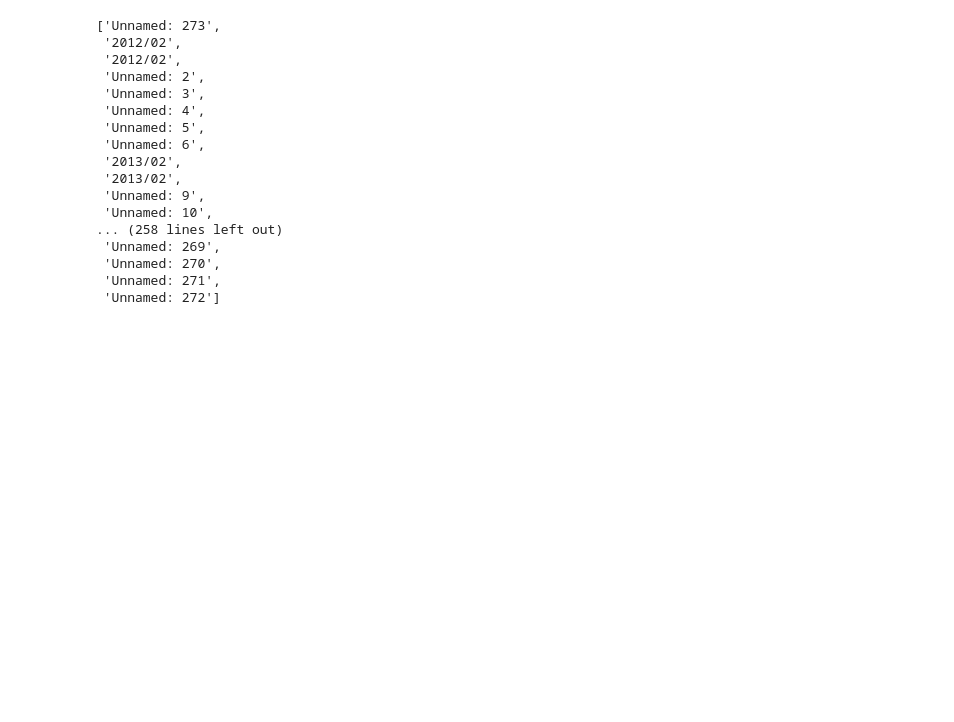
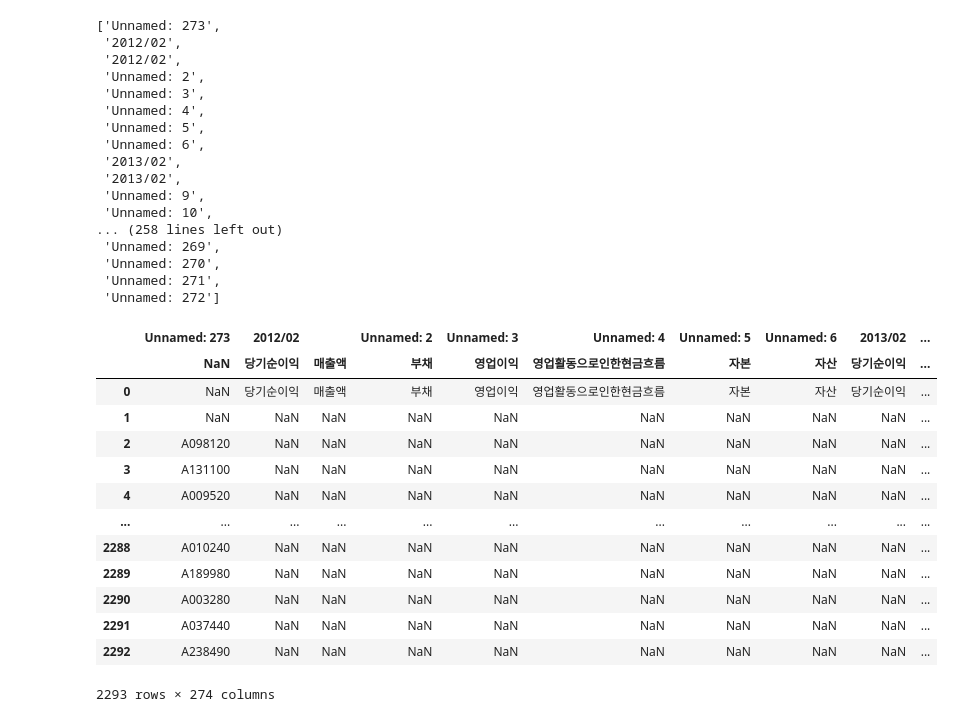
Before and after one commit to starfishkenny/Python, a Jupyter notebook: 20210210_Implementation.ipynb, the cells around one changed output. Cells and saved outputs as stored; diff of their text form; code cells hidden in the pictures; blank space fills up the shorter version.

```diff
--- a/20210210_Implementation.ipynb
+++ b/20210210_Implementation.ipynb
@@ -98,3 +98,21 @@ new_big_col # 다시 해야할 듯....
  'Unnamed: 270',
  'Unnamed: 271',
  'Unnamed: 272']
+# %%
+raw_data.columns = [new_big_col,small_col]
+raw_data
+# %% [output]
+|  | Unnamed: 273 | 2012/02 |  | Unnamed: 2 | Unnamed: 3 | Unnamed: 4 | Unnamed: 5 | Unnamed: 6 | 2013/02 | ... |
+|  | NaN | 당기순이익 | 매출액 | 부채 | 영업이익 | 영업활동으로인한현금흐름 | 자본 | 자산 | 당기순이익 | ... |
+| 0 | NaN | 당기순이익 | 매출액 | 부채 | 영업이익 | 영업활동으로인한현금흐름 | 자본 | 자산 | 당기순이익 | ... |
+| 1 | NaN | NaN | NaN | NaN | NaN | NaN | NaN | NaN | NaN | ... |
+| 2 | A098120 | NaN | NaN | NaN | NaN | NaN | NaN | NaN | NaN | ... |
+| 3 | A131100 | NaN | NaN | NaN | NaN | NaN | NaN | NaN | NaN | ... |
+| 4 | A009520 | NaN | NaN | NaN | NaN | NaN | NaN | NaN | NaN | ... |
+| ... | ... | ... | ... | ... | ... | ... | ... | ... | ... | ... |
+| 2288 | A010240 | NaN | NaN | NaN | NaN | NaN | NaN | NaN | NaN | ... |
+| 2289 | A189980 | NaN | NaN | NaN | NaN | NaN | NaN | NaN | NaN | ... |
+| 2290 | A003280 | NaN | NaN | NaN | NaN | NaN | NaN | NaN | NaN | ... |
+| 2291 | A037440 | NaN | NaN | NaN | NaN | NaN | NaN | NaN | NaN | ... |
+| 2292 | A238490 | NaN | NaN | NaN | NaN | NaN | NaN | NaN | NaN | ... |
+2293 rows × 274 columns
```
Also changed, not shown: parts of 18 cells of this notebook.
